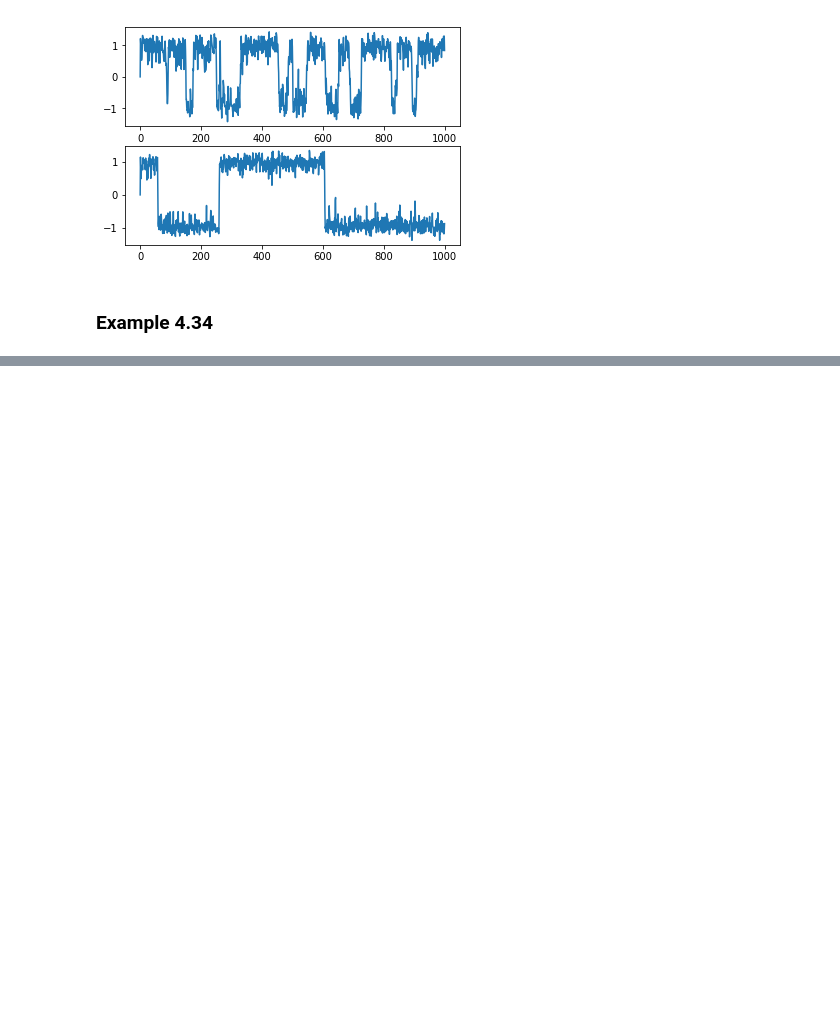
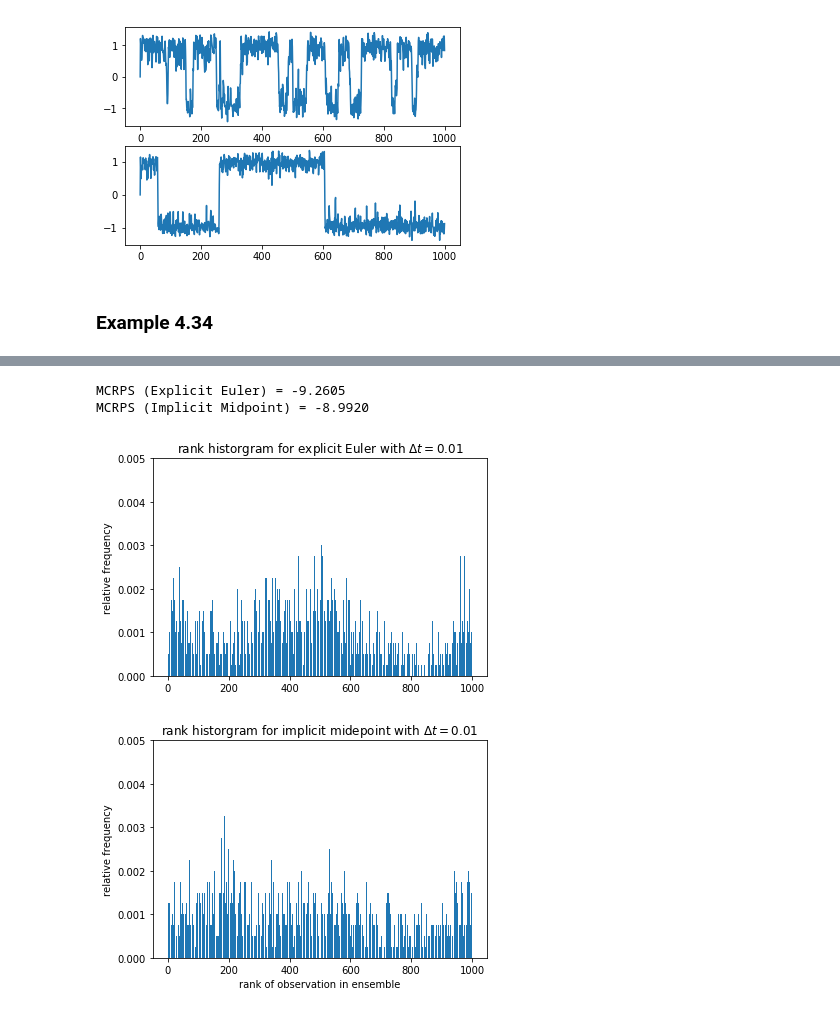
Before and after one commit to ray-chew/probabilistic_forecasting_examples, a Jupyter notebook: Chapter 4.ipynb, the cells around one changed output, grey strips where cells are left out. Saved outputs shown, nothing was run; the diff lists cells and outputs as text; code cells hidden in the pictures; blank space fills up the shorter version.

```diff
--- a/Chapter 4.ipynb
+++ b/Chapter 4.ipynb
@@ -863,0 +956,52 @@ MCRPS = -8.9493
+# %%
+ind = np.zeros((M+1))
+
+S = 0.
+W = np.arange(0.5,M) / M
+
+for j in range(STEPS+1):
+    k = np.sort(np.append(x_model[:,j],x_nature[j]))
+    k = np.where(k == x_nature[j])
+    ind[k] += 1.
+
+    diff = x_model[:,j] - x_nature[j]
+    S = S - 2. * np.mean(W * np.heaviside(diff, 0.) * diff - (1. - W) * np.heaviside(-diff, 0.) * diff )
+
+print("MCRPS (Explicit Euler) = %.4f" %(S/STEPS))
+fig13 = plt.figure()
+ax1 = fig12.add_subplot(2, 1, 1)
+
+plt.bar(np.arange(M+1),ind/STEPS)
+plt.ylim([0.,5./M])
+plt.ylabel("relative frequency")
+plt.title(r"rank historgram for explicit Euler with $\Delta t = 0.01$")
+
+ind = np.zeros((M+1))
+
+S = 0.
+W = np.arange(0.5,M) / M
+
+for j in range(STEPS+1):
+    k = np.sort(np.append(x_para[:,j],x_nature[j]))
+    k = np.where(k == x_nature[j])
+    ind[k] += 1.
+
+    diff = x_para[:,j] - x_nature[j]
+    S = S - 2. * np.mean(W * np.heaviside(diff, 0.) * diff - (1. - W) * np.heaviside(-diff, 0.) * diff )
+
+print("MCRPS (Implicit Midpoint) = %.4f" %(S/STEPS))
+fig13 = plt.figure()
+ax1 = fig12.add_subplot(2, 1, 2)
+
+plt.bar(np.arange(M+1),ind/STEPS)
+plt.ylim([0.,5./M])
+plt.ylabel("relative frequency")
+plt.xlabel("rank of observation in ensemble")
+plt.title(r"rank historgram for implicit midepoint with $\Delta t = 0.01$")
+
+plt.show()
+# %% [output]
+MCRPS (Explicit Euler) = -9.2605
+MCRPS (Implicit Midpoint) = -8.9920
+[figure, added]
+[figure, added]
```
Also changed, not shown: parts of 2 cells of this notebook.
